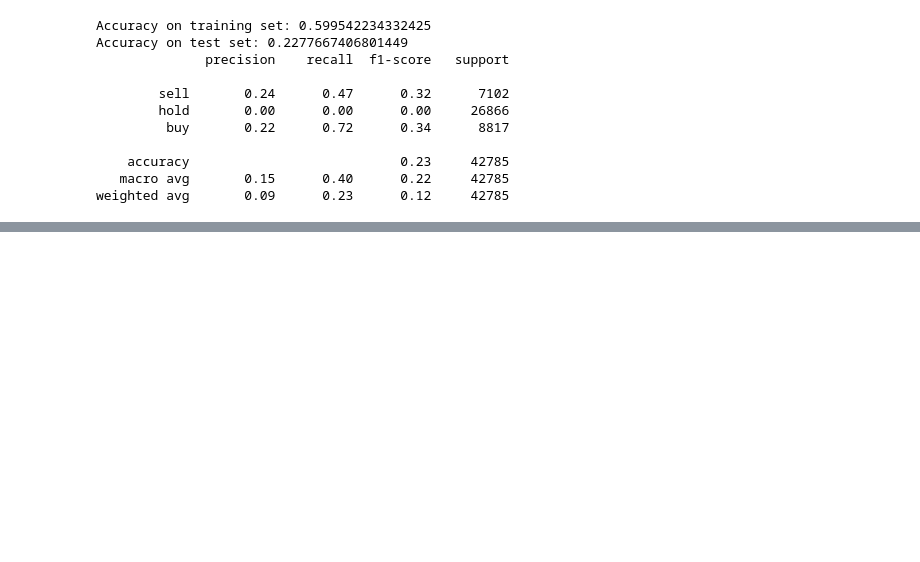
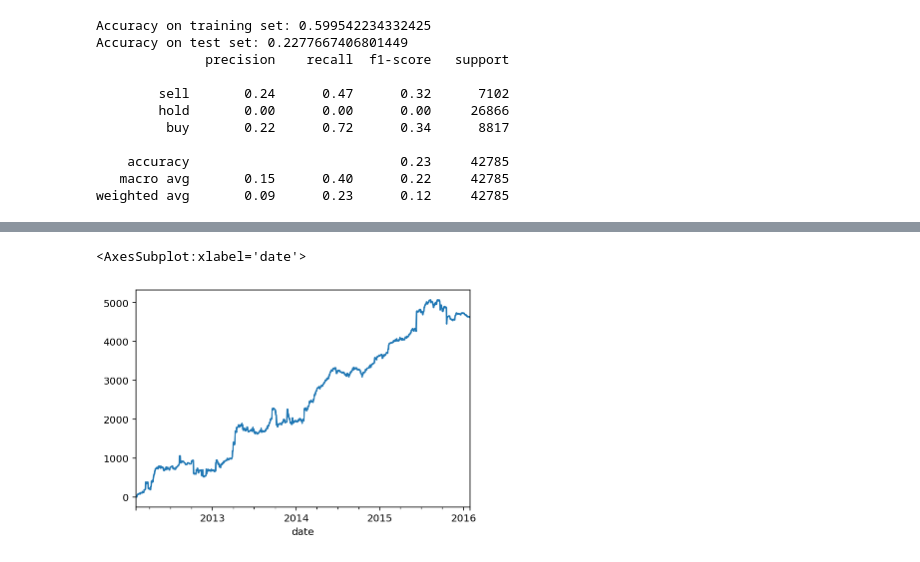
Before and after one commit to iewaij/tseu, a Jupyter notebook: notebooks/fundamental_backtest_mooom.ipynb, the cells around one changed output, grey strips where cells are left out. Saved outputs shown, nothing was run; the diff lists cells and outputs as text; code cells hidden in the pictures; blank space fills up the shorter version.

```diff
--- a/notebooks/fundamental_backtest_mooom.ipynb
+++ b/notebooks/fundamental_backtest_mooom.ipynb
@@ -295,0 +253,13 @@ array([0.4719821 , 0.5253883 , 0.569609  , 0.6565752 , 0.61104935,
+# %%
+port = pd.merge(position, prc.ret, how="left", left_index=True, right_index=True)
+# %%
+port = port[port.index.get_level_values("gvkey") != '249103']
+# %%
+port.ret = port.ret.fillna(0)
+# %%
+port_return = port.position * port.ret
+# %%
+port_return.droplevel("gvkey").resample("D").sum().cumsum().plot()
+# %% [output]
+<AxesSubplot:xlabel='date'>
+[figure, added]
```
Also changed, not shown: parts of 12 cells of this notebook.
